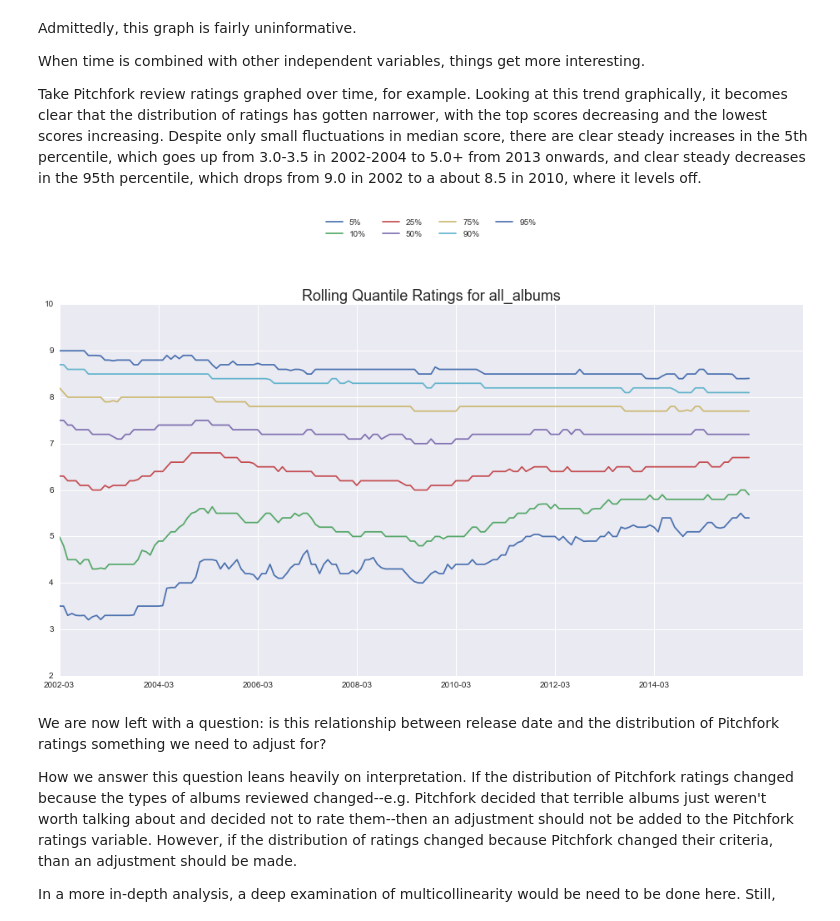
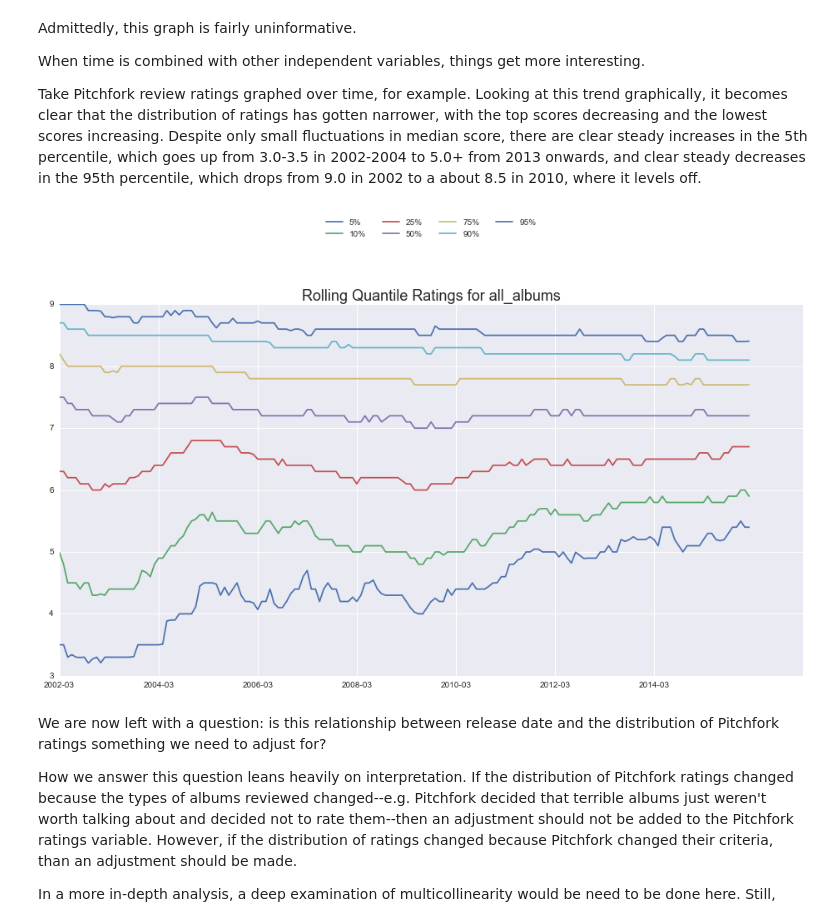
Before and after one commit to JBlumstein/pfk, a Jupyter notebook: Pitchfork_Analysis.ipynb, the cells around one changed output. Saved outputs shown, nothing was run; the diff lists cells and outputs as text; code cells hidden in the pictures.

```diff
--- a/Pitchfork_Analysis.ipynb
+++ b/Pitchfork_Analysis.ipynb
@@ -356,42 +357,49 @@ makeReviewsPerYearPlot(df,'all_albums',1,'Yearly Number of Reviews for ')
 
 <p>Take Pitchfork review ratings graphed over time, for example. Looking at this trend graphically, it becomes clear that the distribution of ratings has gotten narrower, with the top scores decreasing and the lowest scores increasing. Despite only small fluctuations in median score, there are clear steady increases in the 5th percentile, which goes up from 3.0-3.5 in 2002-2004 to 5.0+ from 2013 onwards, and clear steady decreases in the 95th percentile, which drops from 9.0 in 2002 to a about 8.5 in 2010, where it levels off.</p>
 # %%
-df['months_from_start'] = df['MonthP'] - df['MonthP'][0]
+#function to create df with quantile values
+def getTrailingQuantilesDF(df, group, quantiles, window_size, periods, variable):
 
-#function to create df with quantile values
-def getTrailingQuantilesDF(group, quantiles, window_size, periods):
+    quantile_names = getQuantileNames(quantiles)
 
+    quantiles_df = createQuantilesDF(df, quantile_names, window_size, quantiles, group, pfk_period_range)
+
+    #create a one column df with months
+    months_df = pd.DataFrame(periods.tolist()[window_size:],columns=['Period Ending'])
+
+    #create a df from months_df with months and quantiles_df with values
+    mergedDF = pd.concat([months_df,quantiles_df], axis=1, join_axes=[quantiles_df.index])
+
+    return mergedDF, quantile_names, group
+
+#helper function to get list of quantile names for graph
+def getQuantileNames(qs):
+    #create list of column names for df
+    q_ns = []
+    for q in qs:
+        q_n = str(q) + '%'
+        q_ns.append(q_n)
+    return q_ns
+
+#helper function to create df with quantiles
+def createQuantilesDF (df, q_ns, window_size, quantiles, group, periods):
+#create list of quantile values for each month then create df based on it
     one_group_df = df[df[group] == 1]
-
     all_quantile_vals = []
-
-    #create list of column names for df
-    quantile_names = []
-    for quantile in quantiles:
-        quantile_name = str(quantile) + '%'
-        quantile_names.append(quantile_name)
-
-    #create list of quantile values for each month then create df based on it
     for i in range(window_size,len(periods)):
-        ratings = one_group_df[(one_group_df['months_from_start'] < i) & (one_group_df['months_from_start'] >= i - window_size)]['Rating']
+        ratings = one_group_df[(one_group_df['months_from_start'] < i) & (one_group_df['months_from_start'] >= i - window_size)][variable]
         quantile_vals = []
         for quantile in quantiles:
             quantile_val = np.percentile(ratings,quantile)
             quantile_vals.append(quantile_val)
         all_quantile_vals.append(quantile_vals)
-    quantiles_df = pd.DataFrame(all_quantile_vals, columns=quantile_names)
+    quantiles_df = pd.DataFrame(all_quantile_vals, columns=q_ns)
+    return quantiles_df
 
-    #create a df with months
-    months_df = pd.DataFrame(periods.tolist()[window_size:],columns=['Period Ending'])
-
-    #create a df from months df and values df
-    mergedDF = pd.concat([months_df,quantiles_df], axis=1, join_axes=[quantiles_df.index])
-
-    return mergedDF, quantile_names, group
-
+#---------------------------------------------------------------------
 
 #function to create rolling quantiles graph
-def makeRollingQuantilesGraph(rqs,qns,rqp,g,months_between_ticks):
+def makeRollingQuantilesGraph(rqs,quantile_names,rqp,g,months_between_ticks,chart_title):
 
     #plotting
     for i in range(1,len(rqs.columns)):
@@ -399,43 +407,44 @@ def makeRollingQuantilesGraph(rqs,qns,rqp,g,months_between_ticks):
 
     #create ticks
     ticks = range(0,len(rqs),months_between_ticks)
     rqp.xaxis.set_ticks(ticks)
 
     #create axis tick labels that are date rather than album index
     x_axis_labels = []
     for tick in ticks:
         date = rqs.ix[tick,'Period Ending']
         x_axis_labels.append(date)
     rqp.set_xticklabels(labels = x_axis_labels)
 
-    #set top and bottom of chart
-    rqp.set_ylim(bottom=2.0)
-    rqp.set_ylim(top=10.0)
-
     #set title
-    rqp.set_title('Rolling Quantile Ratings for ' + str(g),fontsize=18)
+    rqp.set_title(chart_title + str(g),fontsize=18)
 
     #set legend
-    rqp.legend(qns, loc='upper center', ncol=4, bbox_to_anchor=[0.5,1.25], fancybox=True)
+    rqp.legend(quantile_names, loc='upper center', ncol=int(len(quantile_names)/2+1), bbox_to_anchor=[0.5,1.25], fancybox=True)
 
+#---------------------------------------------------------------------
+
+#new column needed for analysis
+df['months_from_start'] = df['MonthP'] - df['MonthP'][0]
 
 #parameters
 pfk_period_range = pd.period_range(df['MonthP'][0], df['MonthP'][len(df['MonthP'])-1], freq='M')
 pfk_quantiles = [5,10,25,50,75,90,95] #quartiles
 num_months = 12 #number of months in rolling quantiles
 g = 'all_albums' #what to call group being charted
 f, rqplot = plt.subplots() #supblot rqplot in figure f
 m_b_t = 24 #months between tick marks
+variable = 'Rating'
+quantiles_chart_title = 'Rolling Quantile Ratings for '
 
 #run functions to get rolling quantiles and create graph
-tqdf, tqn, graph_title = getTrailingQuantilesDF(g, pfk_quantiles, num_months, pfk_period_range)
-makeRollingQuantilesGraph(tqdf, tqn, rqplot, graph_title, m_b_t)
-
+tqdf, tqn, graph_title = getTrailingQuantilesDF(df, g, pfk_quantiles, num_months, pfk_period_range, variable)
+makeRollingQuantilesGraph(tqdf, tqn, rqplot, graph_title, m_b_t, quantiles_chart_title)
 
 #resize figure
 f.set_size_inches((16,8))
 # %% [output]
-[figure, old version]
+[figure, new version]
 # %% [markdown]
 <p>We are now left with a question: is this relationship between release date and the distribution of Pitchfork ratings something we need to adjust for?</p>
 
```
Also changed, not shown: parts of 17 cells of this notebook.
